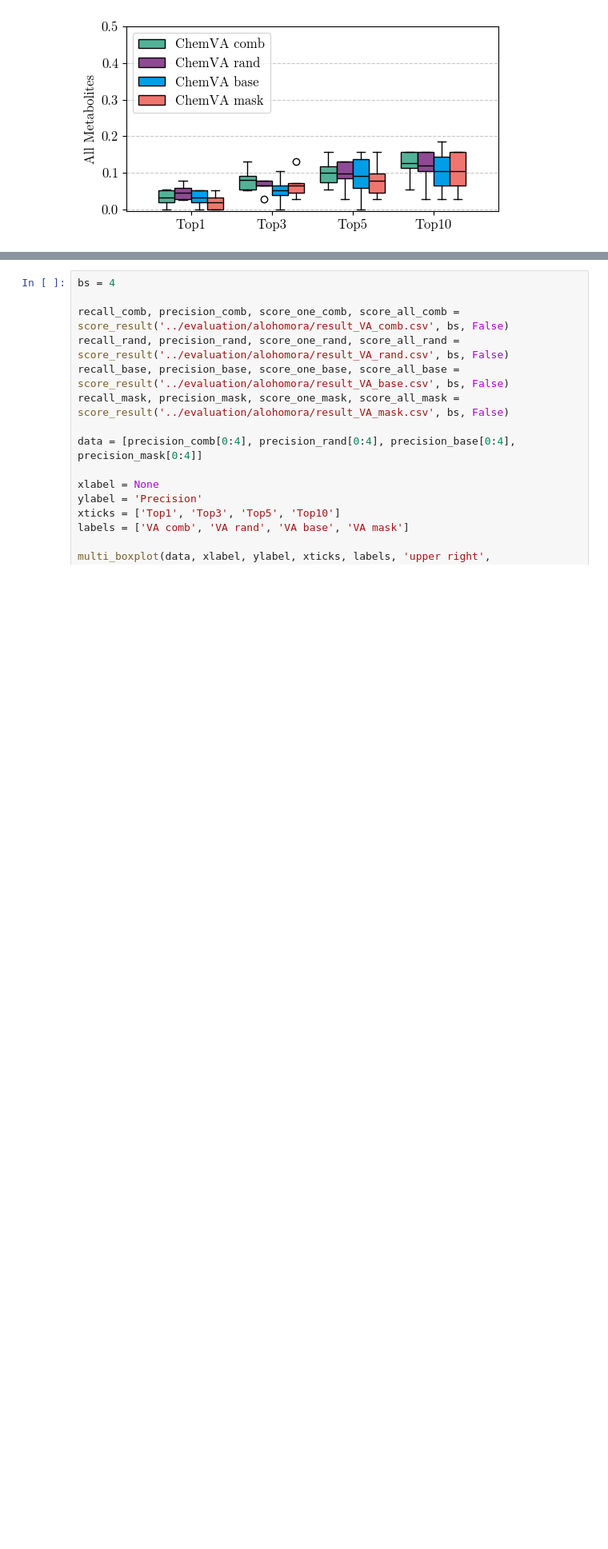
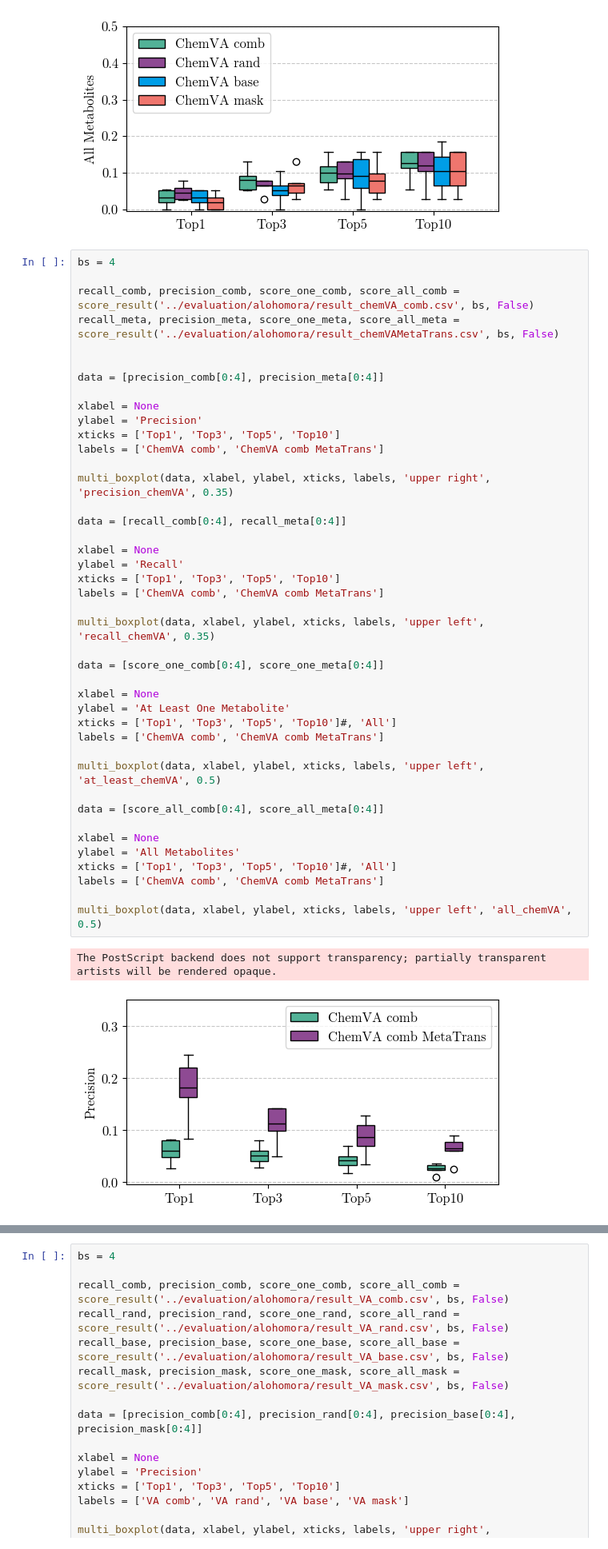
Before and after one commit to tsofiac/LAGOM, a Jupyter notebook: data_analysis/boxplot.ipynb, the cells around one changed output, grey strips where cells are left out. Shown at 80% size. Saved outputs shown, nothing was run; the diff lists cells and outputs as text; blank space fills up the shorter version.

```diff
--- a/data_analysis/boxplot.ipynb
+++ b/data_analysis/boxplot.ipynb
@@ -154,3 +188,48 @@ The PostScript backend does not support transparency; partially transparent arti
 [figure]
 The PostScript backend does not support transparency; partially transparent artists will be rendered opaque.
 [figure]
+# %%
+bs = 4
+
+recall_comb, precision_comb, score_one_comb, score_all_comb = score_result('../evaluation/alohomora/result_chemVA_comb.csv', bs, False)
+recall_meta, precision_meta, score_one_meta, score_all_meta = score_result('../evaluation/alohomora/result_chemVAMetaTrans.csv', bs, False)
+
+
+data = [precision_comb[0:4], precision_meta[0:4]]
+
+xlabel = None
+ylabel = 'Precision'
+xticks = ['Top1', 'Top3', 'Top5', 'Top10']
+labels = ['ChemVA comb', 'ChemVA comb MetaTrans']
+
+multi_boxplot(data, xlabel, ylabel, xticks, labels, 'upper right', 'precision_chemVA', 0.35)
+
+data = [recall_comb[0:4], recall_meta[0:4]]
+
+xlabel = None
+ylabel = 'Recall'
+xticks = ['Top1', 'Top3', 'Top5', 'Top10']
+labels = ['ChemVA comb', 'ChemVA comb MetaTrans']
+
+multi_boxplot(data, xlabel, ylabel, xticks, labels, 'upper left', 'recall_chemVA', 0.35)
+
+data = [score_one_comb[0:4], score_one_meta[0:4]]
+
+xlabel = None
+ylabel = 'At Least One Metabolite'
+xticks = ['Top1', 'Top3', 'Top5', 'Top10']#, 'All']
+labels = ['ChemVA comb', 'ChemVA comb MetaTrans']
+
+multi_boxplot(data, xlabel, ylabel, xticks, labels, 'upper left', 'at_least_chemVA', 0.5)
+
+data = [score_all_comb[0:4], score_all_meta[0:4]]
+
+xlabel = None
+ylabel = 'All Metabolites'
+xticks = ['Top1', 'Top3', 'Top5', 'Top10']#, 'All']
+labels = ['ChemVA comb', 'ChemVA comb MetaTrans']
+
+multi_boxplot(data, xlabel, ylabel, xticks, labels, 'upper left', 'all_chemVA', 0.5)
+# %% [output]
+The PostScript backend does not support transparency; partially transparent artists will be rendered opaque.
+[figure, added]
```
Also changed, not shown: parts of 3 cells of this notebook.
